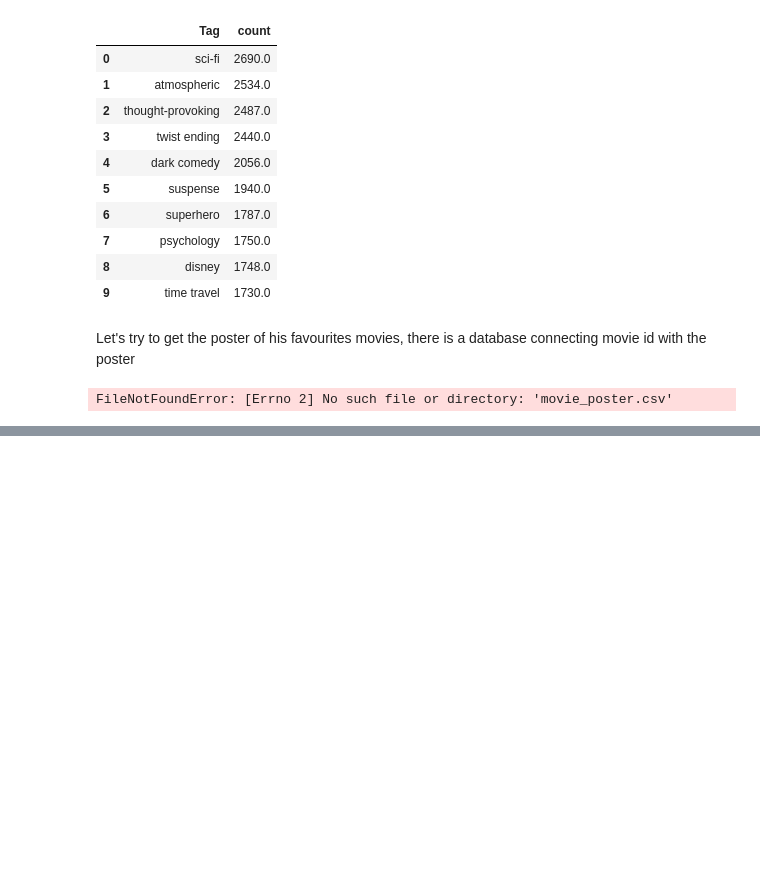
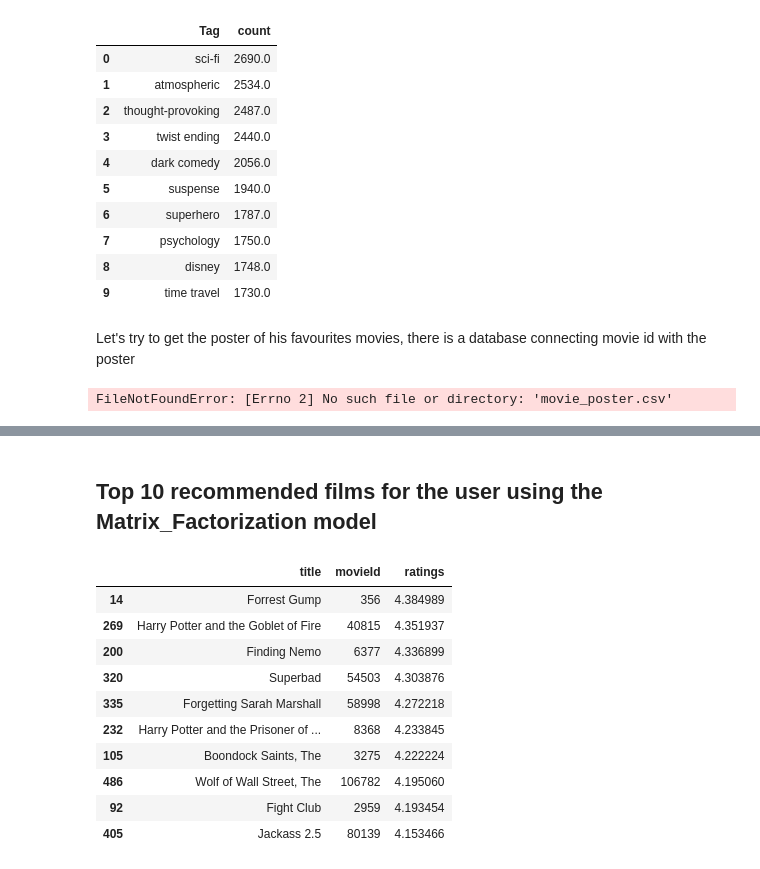
Before and after one commit to NavasFrancisco/MoviesRecommender, a Jupyter notebook: MoviesRecommender.ipynb, the cells around one changed output, grey strips where cells are left out. Saved outputs shown, nothing was run; the diff lists cells and outputs as text; code cells hidden in the pictures; blank space fills up the shorter version.

Commit message:
Add files via upload
merge top10 user 111 - partie Emmanuelle&Abdel

```diff
--- a/MoviesRecommender.ipynb
+++ b/MoviesRecommender.ipynb
@@ -1201,0 +1289,16 @@ print(similar_movies(last_5_movies_seen_111.movieId[0],10))
+# %% [markdown]
+## Top 10 recommended films for the user using the Matrix_Factorization model
+# %%
+predict_ratings_user(df, 111, 10)
+# %% [output]
+|  | title | movieId | ratings |
+| 14 | Forrest Gump | 356 | 4.384989 |
+| 269 | Harry Potter and the Goblet of Fire | 40815 | 4.351937 |
+| 200 | Finding Nemo | 6377 | 4.336899 |
+| 320 | Superbad | 54503 | 4.303876 |
+| 335 | Forgetting Sarah Marshall | 58998 | 4.272218 |
+| 232 | Harry Potter and the Prisoner of ... | 8368 | 4.233845 |
+| 105 | Boondock Saints, The | 3275 | 4.222224 |
+| 486 | Wolf of Wall Street, The | 106782 | 4.195060 |
+| 92 | Fight Club | 2959 | 4.193454 |
+| 405 | Jackass 2.5 | 80139 | 4.153466 |
```
Also changed, not shown: parts of 36 cells of this notebook.
